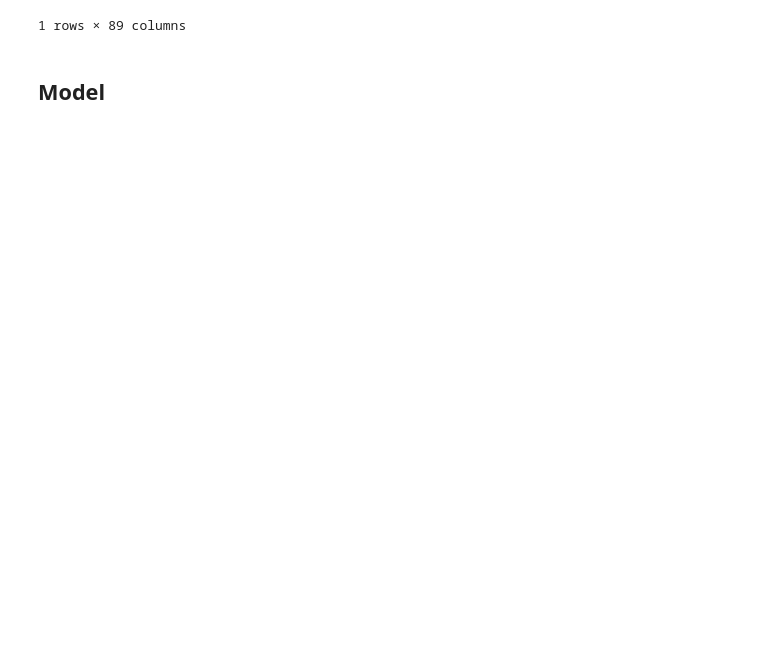
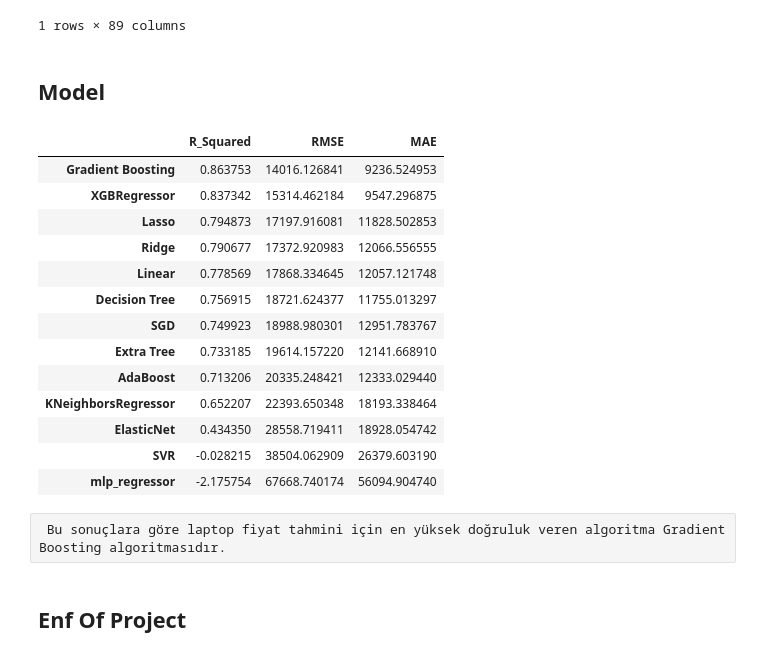
Before and after one commit to mmeliht/Artificial_Intelligence_Course, a Jupyter notebook: week6_homework/Laptop Price Prediction - Regression.ipynb, the cells around one changed output. Drawn from its saved outputs; the diff is of its cells as text; code cells hidden in the pictures; blank space fills up the shorter version.

```diff
--- a/week6_homework/Laptop Price Prediction - Regression.ipynb
+++ b/week6_homework/Laptop Price Prediction - Regression.ipynb
@@ -750,0 +825,21 @@ x,y=df.drop("Price",axis=1),df[["Price"]]
+# %%
+algo_test(x,y)
+# %% [output]
+|  | R_Squared | RMSE | MAE |
+| Gradient Boosting | 0.863753 | 14016.126841 | 9236.524953 |
+| XGBRegressor | 0.837342 | 15314.462184 | 9547.296875 |
+| Lasso | 0.794873 | 17197.916081 | 11828.502853 |
+| Ridge | 0.790677 | 17372.920983 | 12066.556555 |
+| Linear | 0.778569 | 17868.334645 | 12057.121748 |
+| Decision Tree | 0.756915 | 18721.624377 | 11755.013297 |
+| SGD | 0.749923 | 18988.980301 | 12951.783767 |
+| Extra Tree | 0.733185 | 19614.157220 | 12141.668910 |
+| AdaBoost | 0.713206 | 20335.248421 | 12333.029440 |
+| KNeighborsRegressor | 0.652207 | 22393.650348 | 18193.338464 |
+| ElasticNet | 0.434350 | 28558.719411 | 18928.054742 |
+| SVR | -0.028215 | 38504.062909 | 26379.603190 |
+| mlp_regressor | -2.175754 | 67668.740174 | 56094.904740 |
+# %% [raw]
+ Bu sonuçlara göre laptop fiyat tahmini için en yüksek doğruluk veren algoritma Gradient Boosting algoritmasıdır.
+# %% [markdown]
+## Enf Of Project
```
Also changed, not shown: parts of 1 cell of this notebook.
